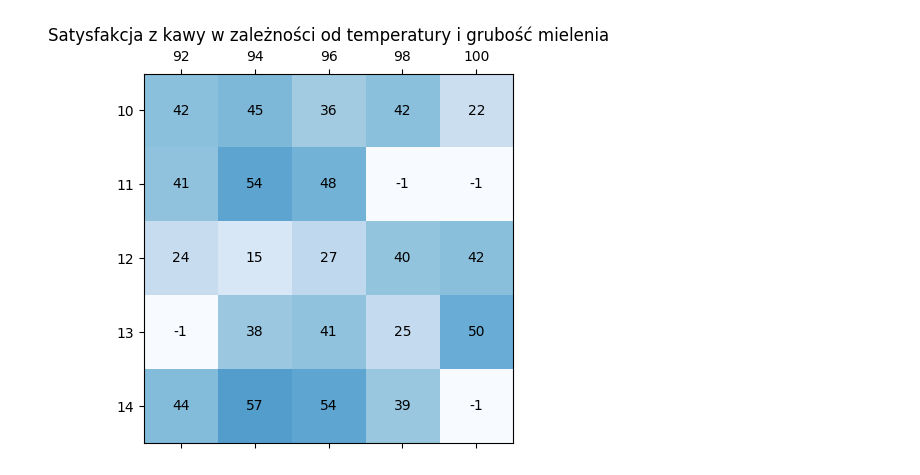
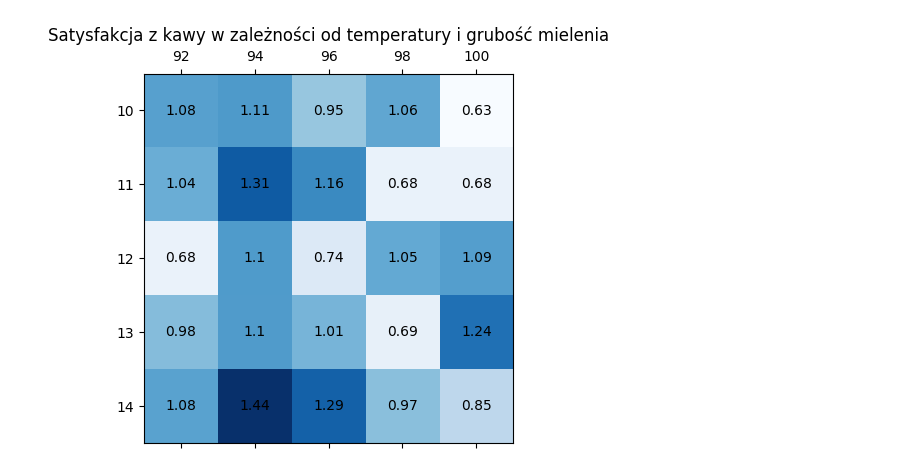
Before and after one commit to Krist0f0l0s/kawusia, a Jupyter notebook: kawa.ipynb, the cells around one changed output. Saved outputs shown, nothing was run; the diff lists cells and outputs as text; code cells hidden in the pictures.

```diff
--- a/kawa.ipynb
+++ b/kawa.ipynb
@@ -6,7 +11,7 @@ import sklearn as sk
 # %%
-data = pd.read_excel("kawa.xlsx", index_col='lp.', usecols=['lp.', 'GM', 'T', 'Bartek', 'Krzysiek', 'Amelia', 'Ola', 'Przemek'])
+data = pd.read_excel("kawa.xlsx", index_col='lp.', nrows=25, usecols=['lp.', 'GM', 'T', 'Bartek', 'Krzysiek', 'Amelia', 'Ola', 'Nadia', 'Przemek'])
 
-cols = ['Bartek', 'Krzysiek', 'Amelia', 'Ola', 'Przemek']
+cols = ['Bartek', 'Krzysiek', 'Amelia', 'Nadia', 'Ola', 'Przemek']
 
 column_means = data.mean()
 # fill rows with NaNs only with -1
@@ -15,4 +20,4 @@ data.loc[rows_all_nan, cols] = -1
 # fill left NaNs with mean of each column
 data.fillna(column_means, inplace=True)
 
-data
+data[cols] = data[cols]/column_means[cols]
@@ -56,16 +60,16 @@ X = table.columns.to_numpy()
 # %%
 # Display table with colormap
 fig3, ax3 = plt.subplots()
-ax3.matshow(Z, cmap=plt.cm.Blues, vmin=0, vmax=100)
+ax3.matshow(Z, cmap=plt.cm.Blues)
 ax3.set_title("Satysfakcja z kawy w zależności od temperatury i grubość mielenia")
 ax3.set_xticks([i for i in range(len(X))])
 ax3.set_xticklabels(X)
 ax3.set_yticks([i for i in range(len(Y))])
 ax3.set_yticklabels(Y)
 
 for i in range(len(Z[0])):
     for j in range(len(Z)):
-        c = round(Z[j,i])
-        ax3.text(i, j, str(c), va='center', ha='center')
+        c = round(Z[j,i], 2)
+        ax3.text(i, j, c, va='center', ha='center')
 # %% [output]
-[figure, old version]
+[figure, new version]
```
Also changed, not shown: parts of 7 cells of this notebook, 1 other file.
